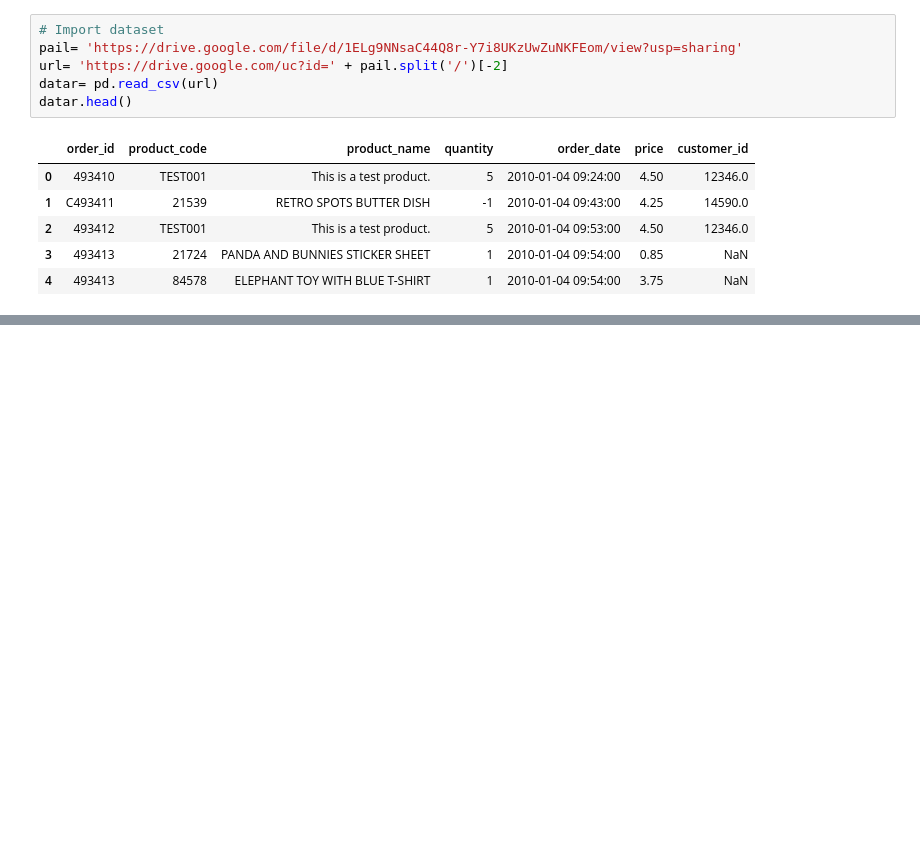
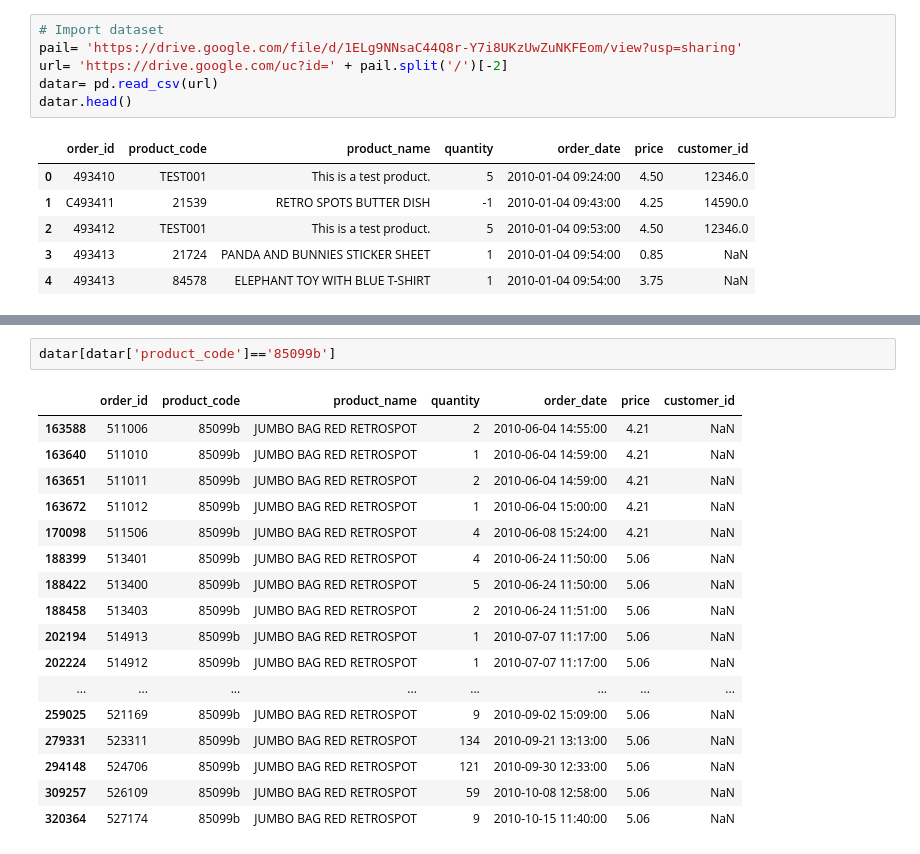
Before and after one commit to enthokz/Customer-Analysis, a Jupyter notebook: User-Segmentation/RFM Segmentation Retail.ipynb, the cells around one changed output, grey strips where cells are left out. Drawn from its saved outputs; the diff is of its cells as text; blank space fills up the shorter version.

```diff
--- a/User-Segmentation/RFM Segmentation Retail.ipynb
+++ b/User-Segmentation/RFM Segmentation Retail.ipynb
@@ -23,0 +128,20 @@ datar.head()
+# %%
+datar[datar['product_code']=='85099b']
+# %% [output]
+|  | order_id | product_code | product_name | quantity | order_date | price | customer_id |
+| 163588 | 511006 | 85099b | JUMBO BAG RED RETROSPOT | 2 | 2010-06-04 14:55:00 | 4.21 | NaN |
+| 163640 | 511010 | 85099b | JUMBO BAG RED RETROSPOT | 1 | 2010-06-04 14:59:00 | 4.21 | NaN |
+| 163651 | 511011 | 85099b | JUMBO BAG RED RETROSPOT | 2 | 2010-06-04 14:59:00 | 4.21 | NaN |
+| 163672 | 511012 | 85099b | JUMBO BAG RED RETROSPOT | 1 | 2010-06-04 15:00:00 | 4.21 | NaN |
+| 170098 | 511506 | 85099b | JUMBO BAG RED RETROSPOT | 4 | 2010-06-08 15:24:00 | 4.21 | NaN |
+| 188399 | 513401 | 85099b | JUMBO BAG RED RETROSPOT | 4 | 2010-06-24 11:50:00 | 5.06 | NaN |
+| 188422 | 513400 | 85099b | JUMBO BAG RED RETROSPOT | 5 | 2010-06-24 11:50:00 | 5.06 | NaN |
+| 188458 | 513403 | 85099b | JUMBO BAG RED RETROSPOT | 2 | 2010-06-24 11:51:00 | 5.06 | NaN |
+| 202194 | 514913 | 85099b | JUMBO BAG RED RETROSPOT | 1 | 2010-07-07 11:17:00 | 5.06 | NaN |
+| 202224 | 514912 | 85099b | JUMBO BAG RED RETROSPOT | 1 | 2010-07-07 11:17:00 | 5.06 | NaN |
+| ... | ... | ... | ... | ... | ... | ... | ... |
+| 259025 | 521169 | 85099b | JUMBO BAG RED RETROSPOT | 9 | 2010-09-02 15:09:00 | 5.06 | NaN |
+| 279331 | 523311 | 85099b | JUMBO BAG RED RETROSPOT | 134 | 2010-09-21 13:13:00 | 5.06 | NaN |
+| 294148 | 524706 | 85099b | JUMBO BAG RED RETROSPOT | 121 | 2010-09-30 12:33:00 | 5.06 | NaN |
+| 309257 | 526109 | 85099b | JUMBO BAG RED RETROSPOT | 59 | 2010-10-08 12:58:00 | 5.06 | NaN |
+| 320364 | 527174 | 85099b | JUMBO BAG RED RETROSPOT | 9 | 2010-10-15 11:40:00 | 5.06 | NaN |
```
Also changed, not shown: parts of 43 cells of this notebook.
